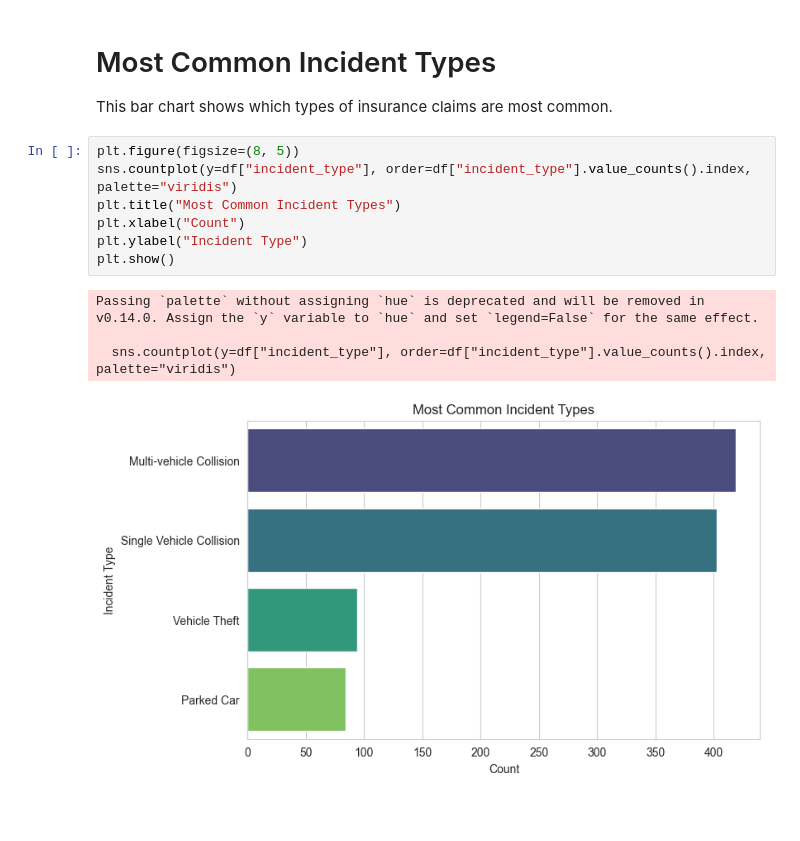
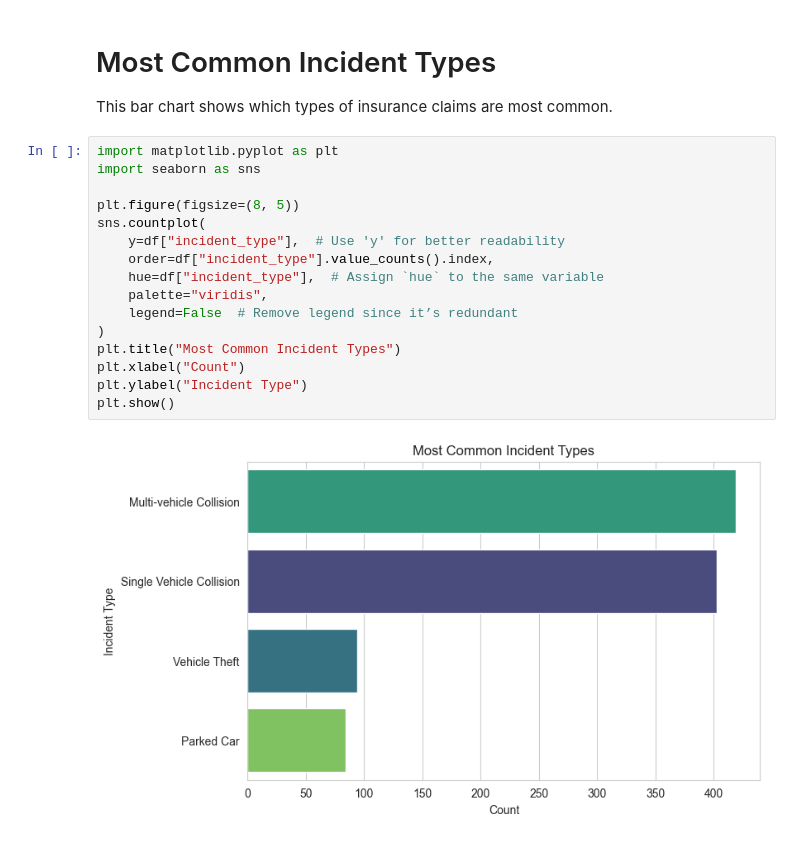
Before and after one commit to Margaret-Johnson-ai/fraudulent-claims-detection, a Jupyter notebook: notebooks/EDA.ipynb, the cells around one changed output. Cells and saved outputs as stored; diff of their text form; blank space fills up the shorter version.

```diff
--- a/notebooks/EDA.ipynb
+++ b/notebooks/EDA.ipynb
@@ -136,15 +136,21 @@ plt.show()
 # %% [markdown]
 # Most Common Incident Types
 This bar chart shows which types of insurance claims are most common.
-# %%
-plt.figure(figsize=(8, 5))
-sns.countplot(y=df["incident_type"], order=df["incident_type"].value_counts().index, palette="viridis")
-plt.title("Most Common Incident Types")
-plt.xlabel("Count")
-plt.ylabel("Incident Type")
-plt.show()
-# %% [output]
-Passing `palette` without assigning `hue` is deprecated and will be removed in v0.14.0. Assign the `y` variable to `hue` and set `legend=False` for the same effect.
-
-  sns.countplot(y=df["incident_type"], order=df["incident_type"].value_counts().index, palette="viridis")
-[figure, removed]
+# %%
+import matplotlib.pyplot as plt
+import seaborn as sns
+
+plt.figure(figsize=(8, 5))
+sns.countplot(
+    y=df["incident_type"],  # Use 'y' for better readability
+    order=df["incident_type"].value_counts().index,
+    hue=df["incident_type"],  # Assign `hue` to the same variable
+    palette="viridis",
+    legend=False  # Remove legend since it’s redundant
+)
+plt.title("Most Common Incident Types")
+plt.xlabel("Count")
+plt.ylabel("Incident Type")
+plt.show()
+# %% [output]
+[figure, added]
```
Also changed, not shown: 1 other file.
